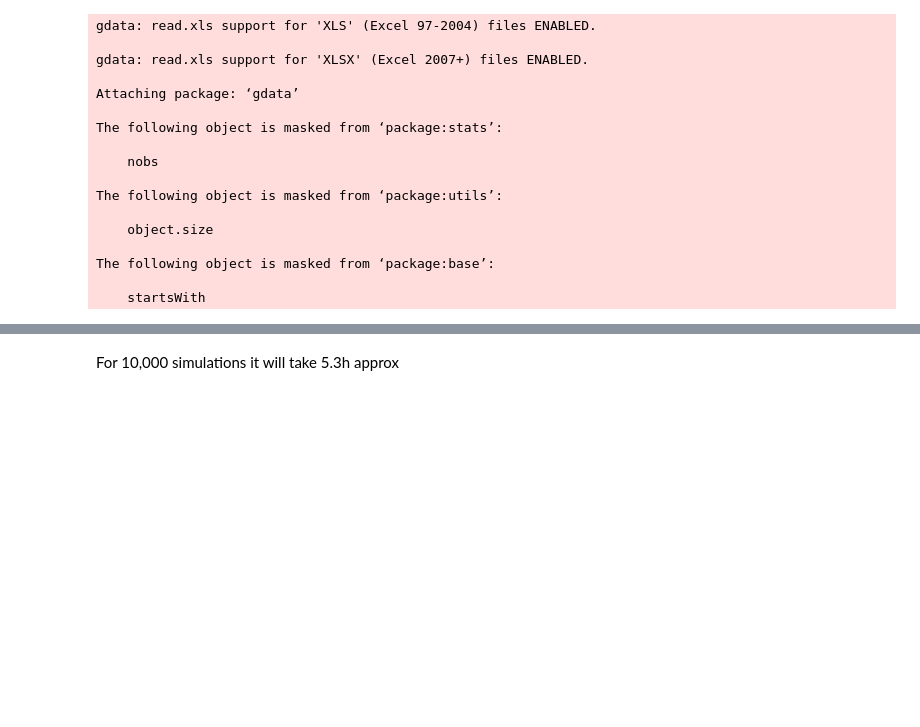
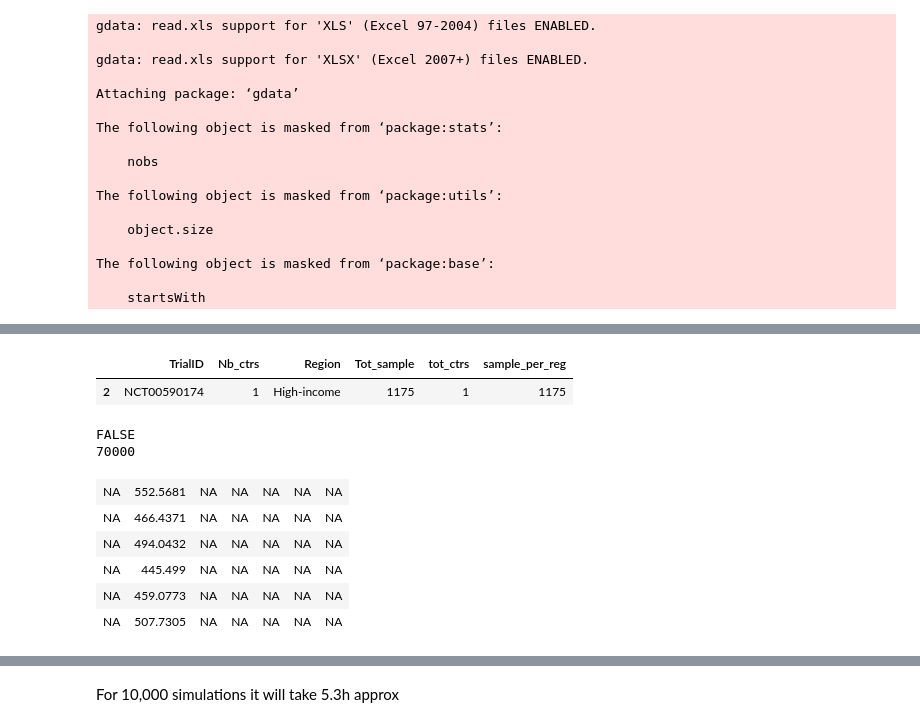
Before and after one commit to iatal/RCTvsBurden, a Jupyter notebook: E- Simulations Nb Patients.ipynb, the cells around one changed output, grey strips where cells are left out. Cells and saved outputs as stored; diff of their text form; code cells hidden in the pictures; blank space fills up the shorter version.

```diff
--- a/E- Simulations Nb Patients.ipynb
+++ b/E- Simulations Nb Patients.ipynb
@@ -308,0 +240,5 @@ print(t1-t0)/60
+# %%
+M <- matrix(T[,1]/T[,2],ncol=7,byrow=TRUE)
+100*apply(M,2,function(x){quantile(x,0.95)})
+regs
+PERF_g
@@ -308,0 +258,19 @@ print(t1-t0)/60
+# %%
+dsp
+# %% [output]
+|  | TrialID | Nb_ctrs | Region | Tot_sample | tot_ctrs | sample_per_reg |
+| 2 | NCT00590174 | 1 | High-income | 1175 | 1 | 1175 |
+# %%
+table(is.na(T))
+# %% [output]
+FALSE
+70000
+# %%
+head(M)
+# %% [output]
+| NA | 552.5681 | NA | NA | NA | NA | NA |
+| NA | 466.4371 | NA | NA | NA | NA | NA |
+| NA | 494.0432 | NA | NA | NA | NA | NA |
+| NA | 445.499 | NA | NA | NA | NA | NA |
+| NA | 459.0773 | NA | NA | NA | NA | NA |
+| NA | 507.7305 | NA | NA | NA | NA | NA |
```
Also changed, not shown: parts of 27 cells of this notebook.
